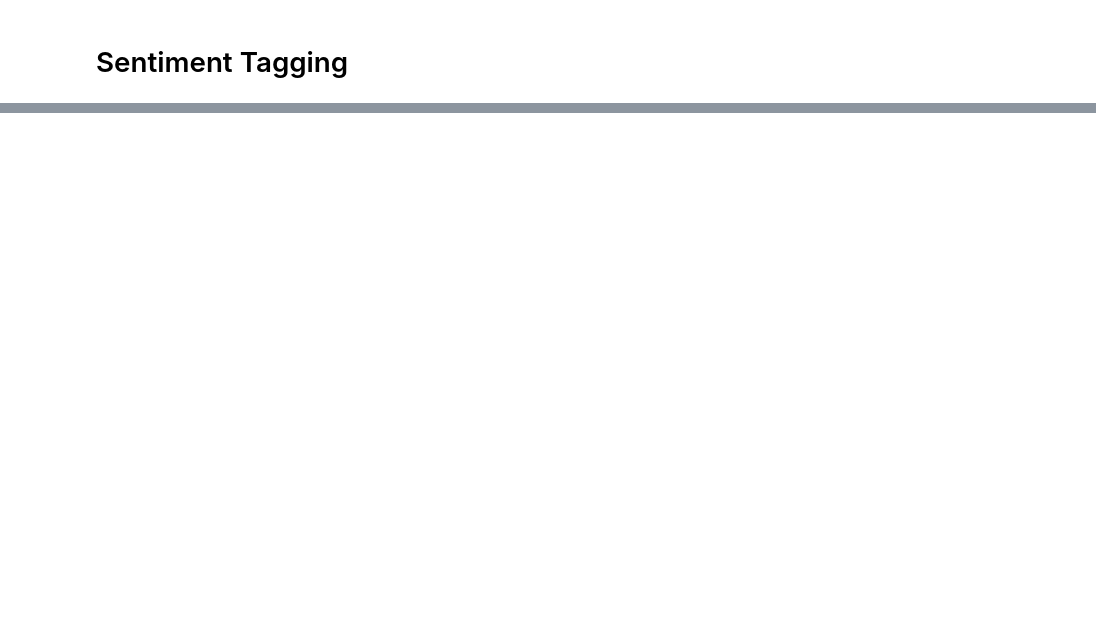
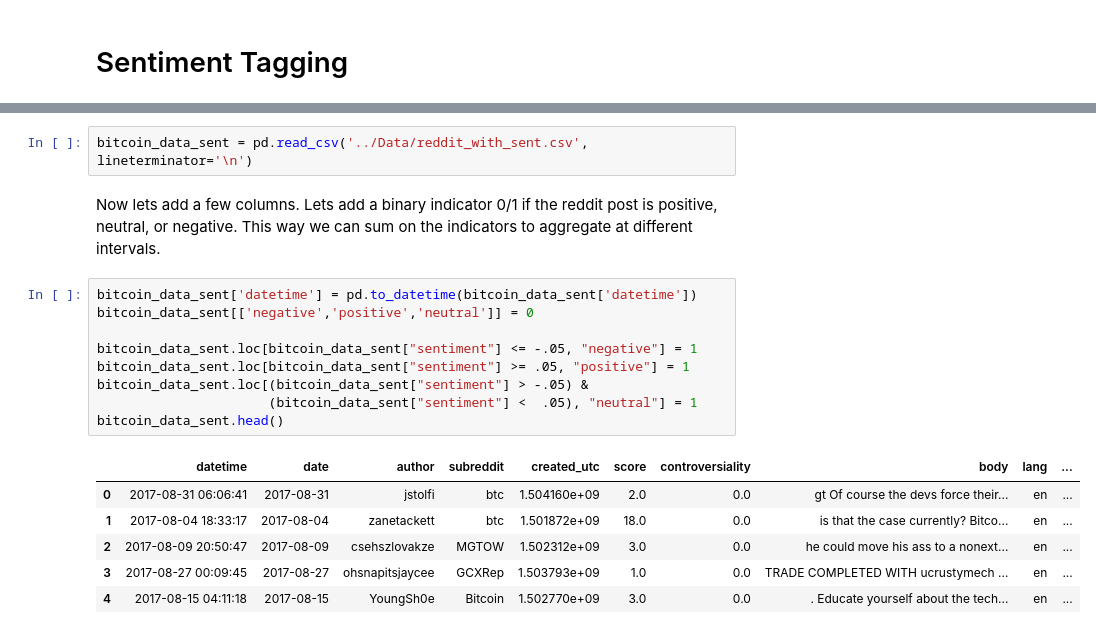
Before and after one commit to chris-messer/bitcoin-sentiment-price-analysis, a Jupyter notebook: Code/Sentiment Analysis.ipynb, the cells around one changed output, grey strips where cells are left out. Drawn from its saved outputs; the diff is of its cells as text; blank space fills up the shorter version.

Commit message:
completed jupyter notebook and created aggregated datasets

```diff
--- a/Code/Sentiment Analysis.ipynb
+++ b/Code/Sentiment Analysis.ipynb
@@ -221,0 +267,20 @@ print("Sentiment of text 2:", sent_2)
+# %%
+bitcoin_data_sent = pd.read_csv('../Data/reddit_with_sent.csv', lineterminator='\n')
+# %% [markdown]
+Now lets add a few columns. Lets add a binary indicator 0/1 if the reddit post is positive, neutral, or negative. This way we can sum on the indicators to aggregate at different intervals.
+# %%
+bitcoin_data_sent['datetime'] = pd.to_datetime(bitcoin_data_sent['datetime'])
+bitcoin_data_sent[['negative','positive','neutral']] = 0
+
+bitcoin_data_sent.loc[bitcoin_data_sent["sentiment"] <= -.05, "negative"] = 1
+bitcoin_data_sent.loc[bitcoin_data_sent["sentiment"] >= .05, "positive"] = 1
+bitcoin_data_sent.loc[(bitcoin_data_sent["sentiment"] > -.05) &
+                      (bitcoin_data_sent["sentiment"] <  .05), "neutral"] = 1
+bitcoin_data_sent.head()
+# %% [output]
+|  | datetime | date | author | subreddit | created_utc | score | controversiality | body | lang | ... |
+| 0 | 2017-08-31 06:06:41 | 2017-08-31 | jstolfi | btc | 1.504160e+09 | 2.0 | 0.0 | gt Of course the devs force their... | en | ... |
+| 1 | 2017-08-04 18:33:17 | 2017-08-04 | zanetackett | btc | 1.501872e+09 | 18.0 | 0.0 | is that the case currently? Bitco... | en | ... |
+| 2 | 2017-08-09 20:50:47 | 2017-08-09 | csehszlovakze | MGTOW | 1.502312e+09 | 3.0 | 0.0 | he could move his ass to a nonext... | en | ... |
+| 3 | 2017-08-27 00:09:45 | 2017-08-27 | ohsnapitsjaycee | GCXRep | 1.503793e+09 | 1.0 | 0.0 | TRADE COMPLETED WITH ucrustymech ... | en | ... |
+| 4 | 2017-08-15 04:11:18 | 2017-08-15 | YoungSh0e | Bitcoin | 1.502770e+09 | 3.0 | 0.0 | . Educate yourself about the tech... | en | ... |
```
Also changed, not shown: parts of 23 cells of this notebook, 2 other files.
